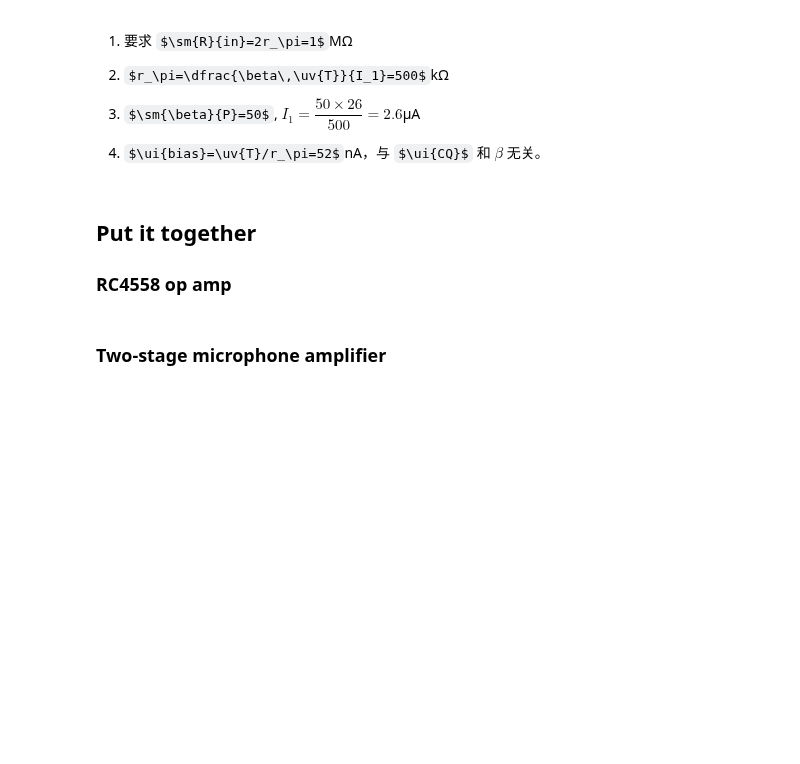
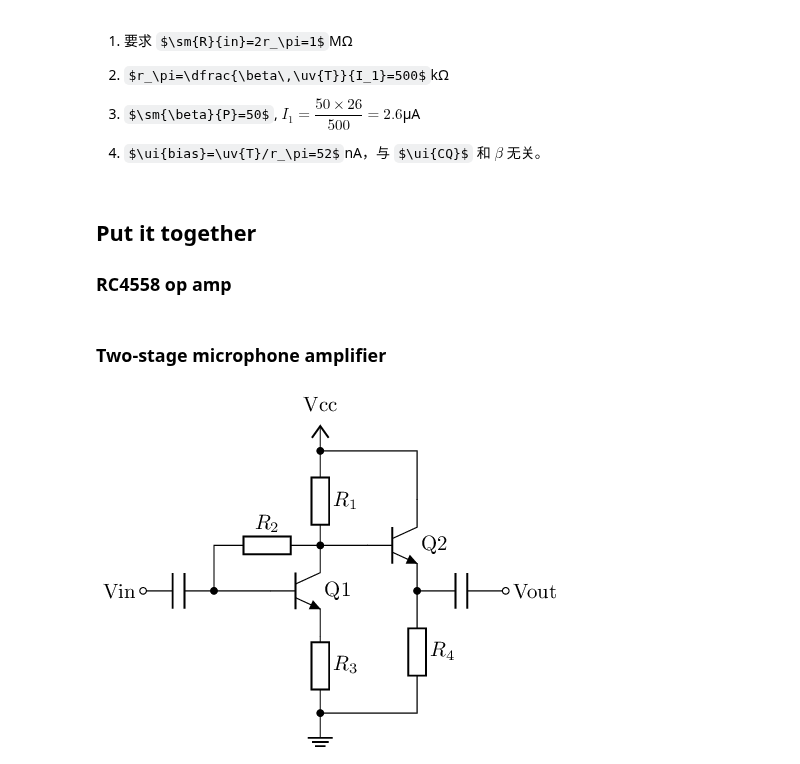
Before and after one commit to chenshuo/nuedc, a Jupyter notebook: docs/bjt-basics.ipynb, the cells around one changed output. Drawn from its saved outputs; the diff is of its cells as text; code cells hidden in the pictures; some formulas as TeX source; blank space fills up the shorter version.

```diff
--- a/docs/bjt-basics.ipynb
+++ b/docs/bjt-basics.ipynb
@@ -1167,3 +1167,27 @@ node [vee] {Vee};
 ### RC4558 op amp
 # %% [markdown]
 ### Two-stage microphone amplifier
+# %%
+%%tikz -ct
+
+\ctikzset{transistors/arrow pos=end, american currents, american voltages, european resistors}
+
+\draw (0, 0) node [npn] (Q1) {Q1};
+\draw (Q1.E) to [R, l={$R_3$}, bipoles/length=1cm] ++(0, -1.0)
+  to [short, -*] ++(0, -0.3)
+  coordinate (G) node [ground] {};
+\draw (Q1.C) to [R, l_={$R_1$}, bipoles/length=1cm] ++(0, 1.5)
+  to [short, -*] ++(0, 0.1) node [vcc] {Vcc}
+  coordinate (T);
+\draw (Q1.C) to [R, l_={$R_2$}, bipoles/length=1cm] ++(-1.8, 0)
+  coordinate (C) |- (Q1.B);
+\draw (Q1.B-|C) node [circ] {} to [C, bipoles/length=1cm] ++(-1.2, 0) node [ocirc] {}
+  node [left] {Vin};
+
+\draw (Q1.C) to [short, *-] ++(0.8, 0) node [npn, anchor=B] (Q2) {Q2};
+\draw (Q2.C) |- (T);
+\draw (Q2.E) node [circ] {} to [C, bipoles/length=1cm] ++(1.5, 0) node [ocirc] {}  node [right] {Vout};
+\draw (Q2.E) to [R, l={$R_4$}, bipoles/length=1cm] (Q2.E|-G)
+  -- (G);
+# %% [output]
+[figure, added]
```
